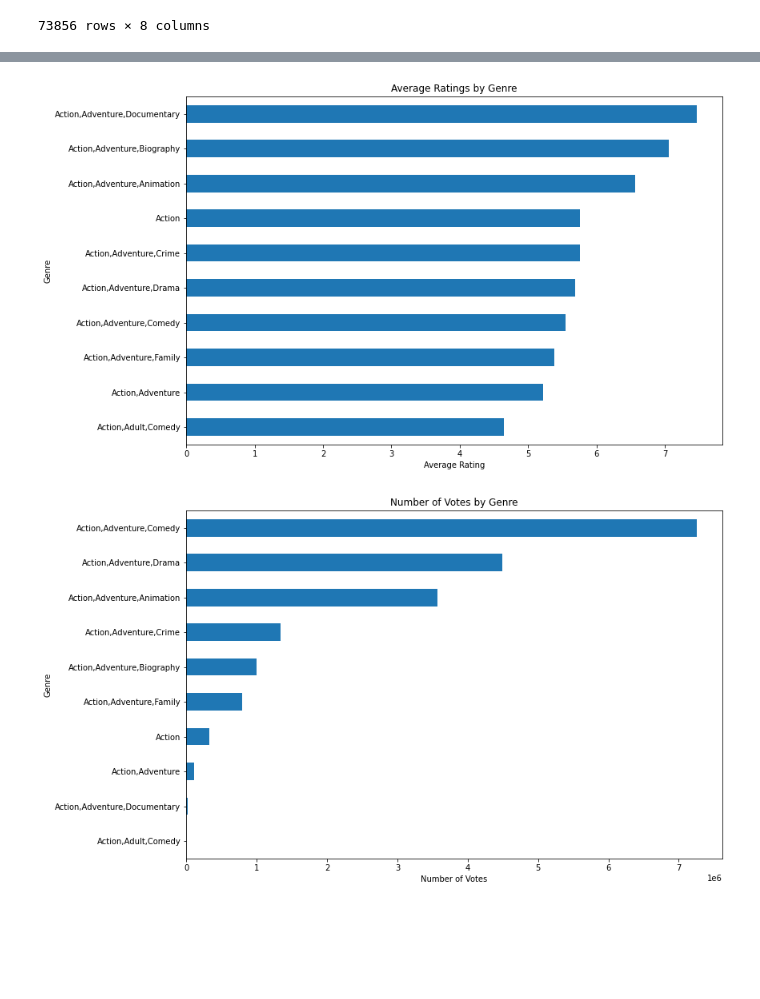
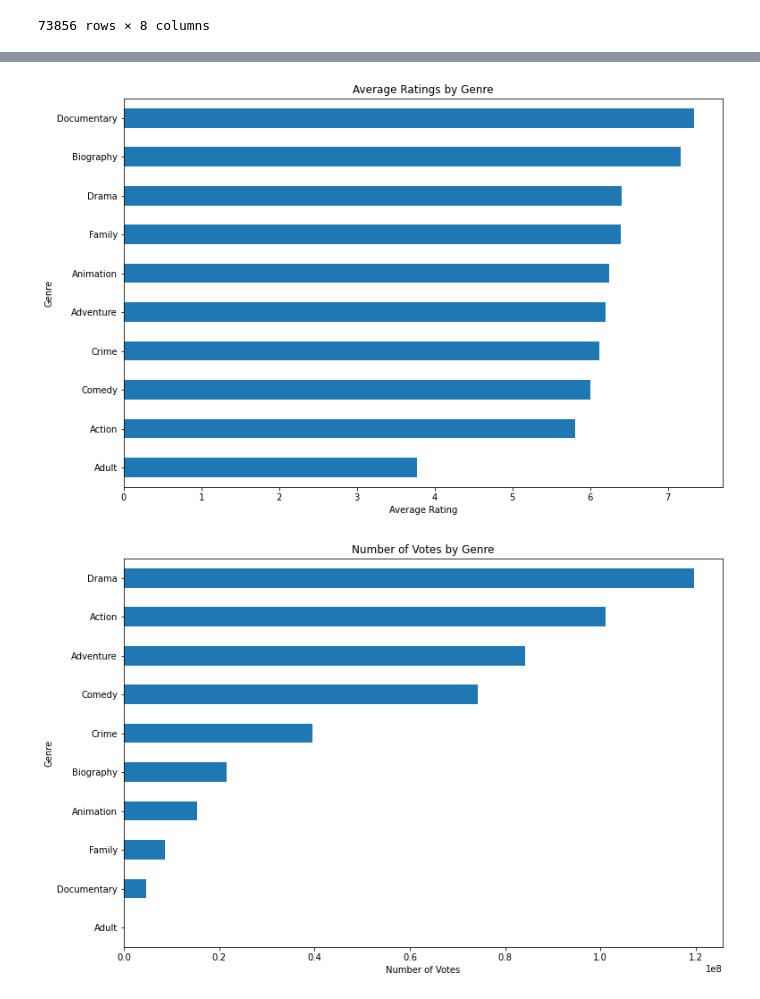
Before and after one commit to DrJeremyNgugi/Phase1project, a Jupyter notebook: Phase1Project.ipynb, the cells around one changed output, grey strips where cells are left out. Drawn from its saved outputs; the diff is of its cells as text; code cells hidden in the pictures; blank space fills up the shorter version.

```diff
--- a/Phase1Project.ipynb
+++ b/Phase1Project.ipynb
@@ -483,7 +483,9 @@ df_combined
 # %%
 #Top genres by average rating
 
-avg_rating_by_genre = df_combined.groupby('genres')['averagerating'].mean().sort_values(ascending=False).head(10)
+df_expanded_genres= df_combined.assign(genres=df_combined['genres'].str.split(',')).explode('genres')
+
+avg_rating_by_genre = df_expanded_genres.groupby('genres')['averagerating'].mean().sort_values(ascending=False).head(10)
 
 avg_rating_by_genre.plot(kind='bar', figsize=(12, 6), title='Top Genres by Average Rating')
 plt.xlabel('Genre')
@@ -494,18 +496,18 @@ plt.show()
 # %%
-average_rating_by_genre = df_combined.groupby('genres')['averagerating'].mean().head(10)
-num_votes_by_genre = df_combined.groupby('genres')['numvotes'].sum().head(10)
+average_rating_by_genre = df_expanded_genres.groupby('genres')['averagerating'].mean().head(10)
+num_votes_by_genre = df_expanded_genres.groupby('genres')['numvotes'].sum().head(10)
 
 # Plot average ratings by genre
 average_rating_by_genre.sort_values().plot(kind='barh', figsize=(12, 8), title='Average Ratings by Genre')
 plt.xlabel('Average Rating')
 plt.ylabel('Genre')
 plt.show()
 
 # Plot number of votes by genre
 num_votes_by_genre.sort_values().plot(kind='barh', figsize=(12, 8), title='Number of Votes by Genre')
 plt.xlabel('Number of Votes')
 plt.ylabel('Genre')
 plt.show()
 # %% [output]
-[figure, old version]
+[figure, new version]
-[figure, old version]
+[figure, new version]
```
Also changed, not shown: parts of 2 cells of this notebook.
